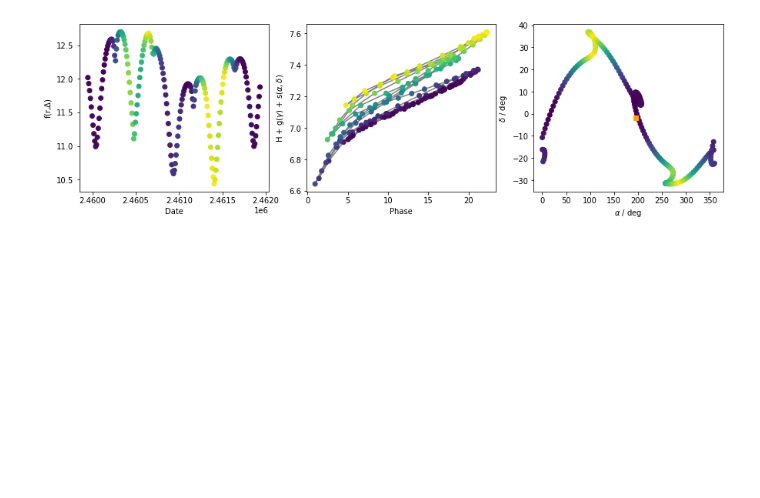
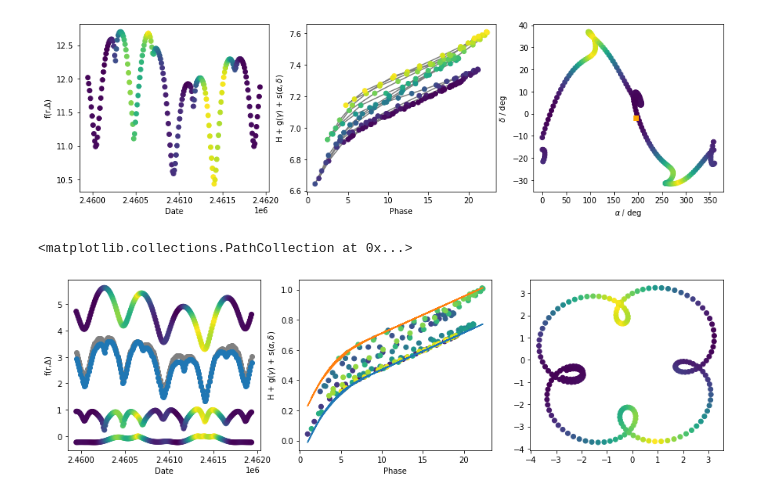
Before and after one commit to astrolabsoftware/fink-spins, a Jupyter notebook: notebooks/desc_new_phase_model.ipynb, the cells around one changed output. Cells and saved outputs as stored; diff of their text form; code cells hidden in the pictures; blank space fills up the shorter version.

Commit message:
notebook figure article

```diff
--- a/notebooks/desc_new_phase_model.ipynb
+++ b/notebooks/desc_new_phase_model.ipynb
@@ -12,6 +11,7 @@ import astropy.units as u
 # %%
 # Get ephemerides
 ephemcc = ssptools.ephemcc(22, '2023-01-01', nbd=200, step='10d', observer='010' )
+ephxyz = ssptools.ephemcc(22, '2023-01-01', nbd=200, step='10d', tcoor=2, rplane='2', observer='010' )
 # %%
 # Fix parameters
 g1 = 0.05
@@ -146,3 +130,36 @@ ax[2].set_ylabel('$\delta$ / deg')
 # %% [output]
 Text(0, 0.5, '$\\delta$ / deg')
 [figure]
+# %%
+fig, ax = plt.subplots(1, 3, figsize=(15,4))
+
+# Date
+ax[0].scatter( ephemcc.Date, f, c=s )
+ax[0].scatter( ephemcc.Date, g, c=s )
+ax[0].scatter( ephemcc.Date, s, c=s )
+ax[0].scatter( ephemcc.Date, f+g-2.5, color='grey' )
+ax[0].scatter( ephemcc.Date, f+g+s-2.5 )
+ax[0].set_xlabel('Date')
+ax[0].set_ylabel('f(r,$\Delta$)')
+
+# Phase
+# ax[1].scatter( ephemcc.Phase, f, c=s )
+ax[1].plot( ephemcc.Phase, g+np.min(s) )
+ax[1].plot( ephemcc.Phase, g+np.max(s) )
+ax[1].scatter( ephemcc.Phase, g+s, c=ephemcc.Date )
+ax[1].set_xlabel('Phase')
+ax[1].set_ylabel('H + g($\gamma$) + s($\\alpha,\delta$)')
+
+# # Celestial sphere
+ax[2].scatter( ephxyz.px, ephxyz.py, c=s )
+# ax[2].scatter( np.degrees(np.arccos(cosL)), g, c=s )
+# ax[2].set_xlabel('Aspect angle / deg')
+# ax[2].set_ylabel('s($\\alpha,\delta$)')
+
+# ax[2].scatter( np.degrees(ra), np.degrees(dec), c=s )
+# ax[2].scatter( np.degrees(ra0), np.degrees(dec0), color='orange', marker='s' )
+# ax[2].set_xlabel('$\\alpha$ / deg')
+# ax[2].set_ylabel('$\delta$ / deg')2
+# %% [output]
+<matplotlib.collections.PathCollection at 0x...>
+[figure, added]
```
Also changed, not shown: parts of 3 cells of this notebook, 8 other files.
